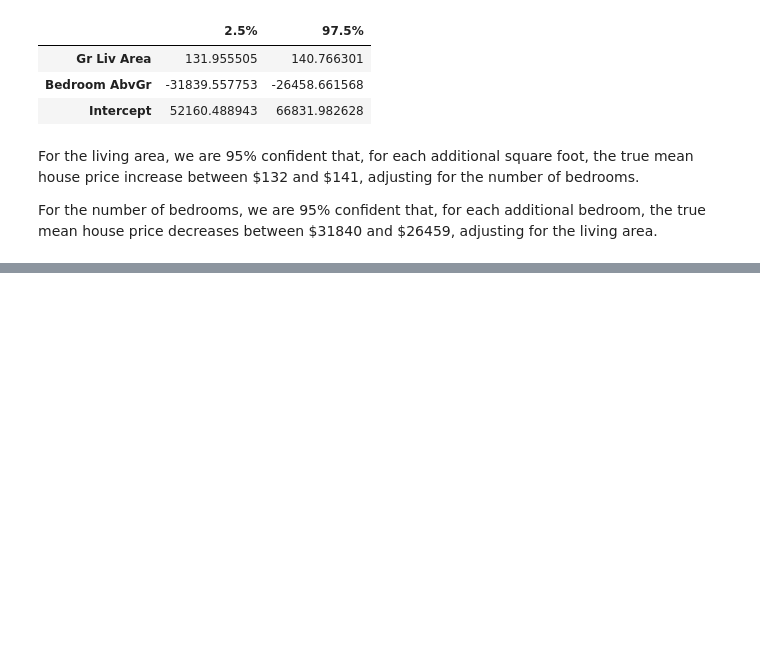
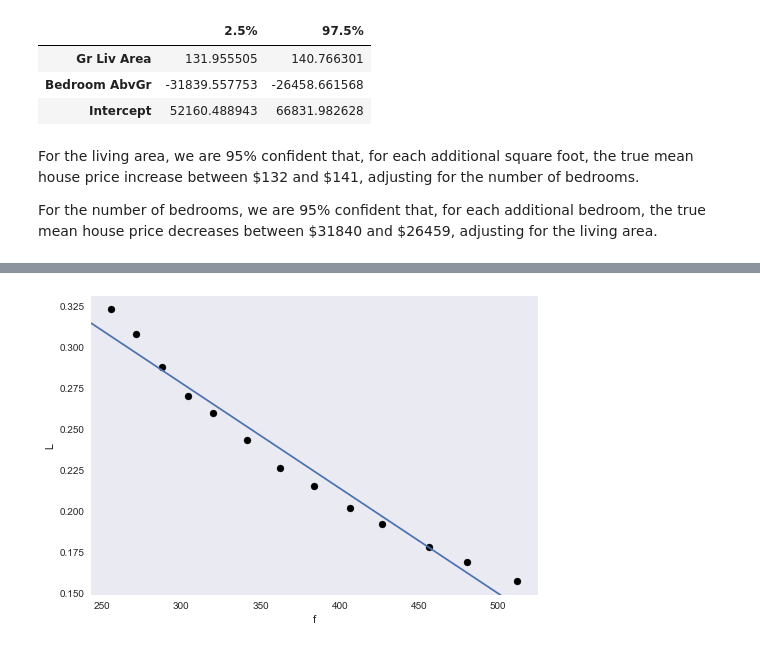
Before and after one commit to nicholasrusso/russoStat400, a Jupyter notebook: chapter4.ipynb, the cells around one changed output, grey strips where cells are left out. Cells and saved outputs as stored; diff of their text form; code cells hidden in the pictures; blank space fills up the shorter version.

Commit message:
alex edits chapter 4 done

```diff
--- a/chapter4.ipynb
+++ b/chapter4.ipynb
@@ -153,0 +173,9 @@ For the number of bedrooms, we are 95% confident that, for each additional bedro
+# %%
+data = pd.read_csv("data/chapter4/speed_of_sound.csv")
+explanatory = Q("f")
+response = Q("L")
+model = LinearModel(explanatory, response)
+model.fit(data);
+model.plot()
+# %% [output]
+[figure, added]
```
Also changed, not shown: parts of 17 cells of this notebook, 1 other file.
